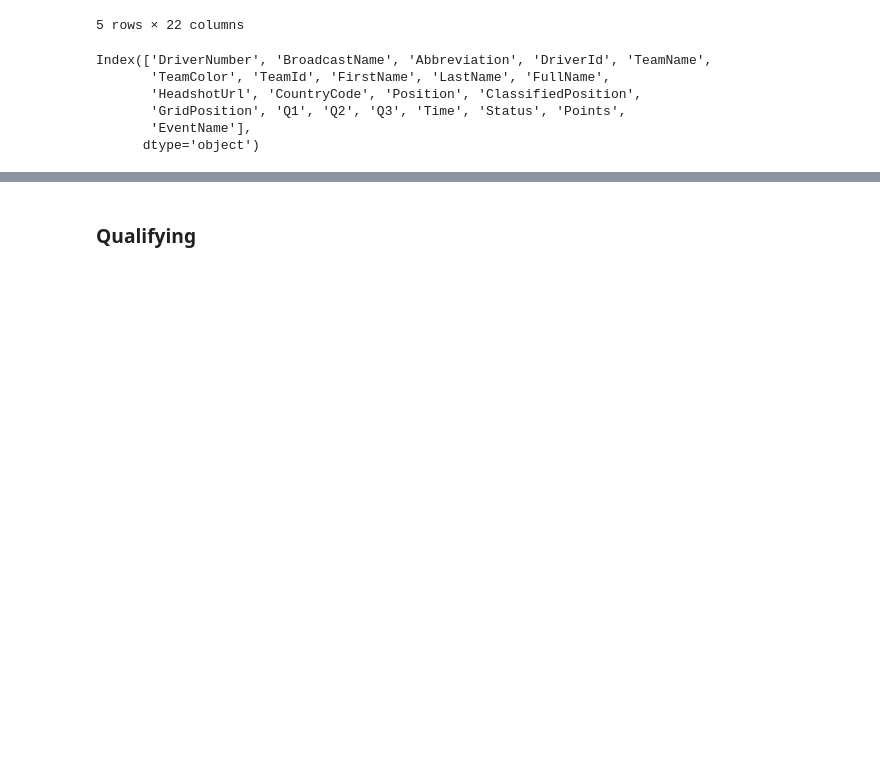
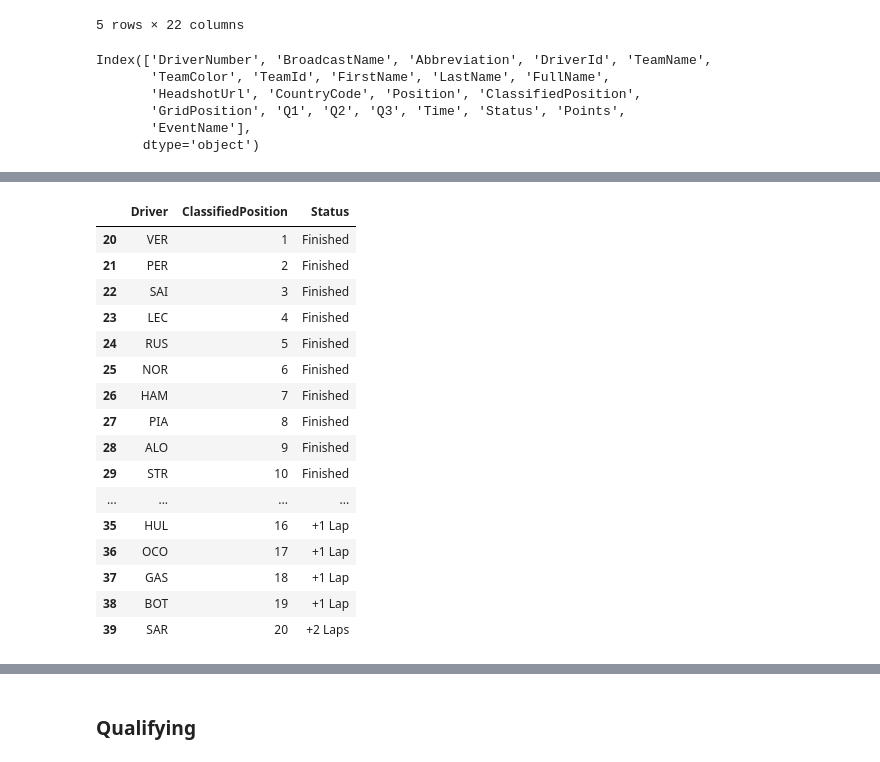
Before and after one commit to mihalisag/data-podium, a Jupyter notebook: f1_telemetry.ipynb, the cells around one changed output, grey strips where cells are left out. Cells and saved outputs as stored; diff of their text form; code cells hidden in the pictures; blank space fills up the shorter version.

```diff
--- a/f1_telemetry.ipynb
+++ b/f1_telemetry.ipynb
@@ -293,0 +314,3 @@ results_df.head()
+# %%
+races_df = races_df.drop(columns=['GridPosition'])
+races_df
@@ -293,0 +333,8 @@ results_df.head()
+# %%
+race_results_df = races_df.copy()
+
+event_name = 'Bahrain Grand Prix'
+
+race_results_df = race_results_df[race_results_df['EventName'] == event_name]
+race_results_df = race_results_df.drop(columns=['EventName'])
+race_results_df.head()
@@ -293,0 +348,20 @@ results_df.head()
+# %%
+race_results_df
+# %% [output]
+|  | Driver | ClassifiedPosition | Status |
+| 20 | VER | 1 | Finished |
+| 21 | PER | 2 | Finished |
+| 22 | SAI | 3 | Finished |
+| 23 | LEC | 4 | Finished |
+| 24 | RUS | 5 | Finished |
+| 25 | NOR | 6 | Finished |
+| 26 | HAM | 7 | Finished |
+| 27 | PIA | 8 | Finished |
+| 28 | ALO | 9 | Finished |
+| 29 | STR | 10 | Finished |
+| ... | ... | ... | ... |
+| 35 | HUL | 16 | +1 Lap |
+| 36 | OCO | 17 | +1 Lap |
+| 37 | GAS | 18 | +1 Lap |
+| 38 | BOT | 19 | +1 Lap |
+| 39 | SAR | 20 | +2 Laps |
```
Also changed, not shown: parts of 12 cells of this notebook, 6 other files.
